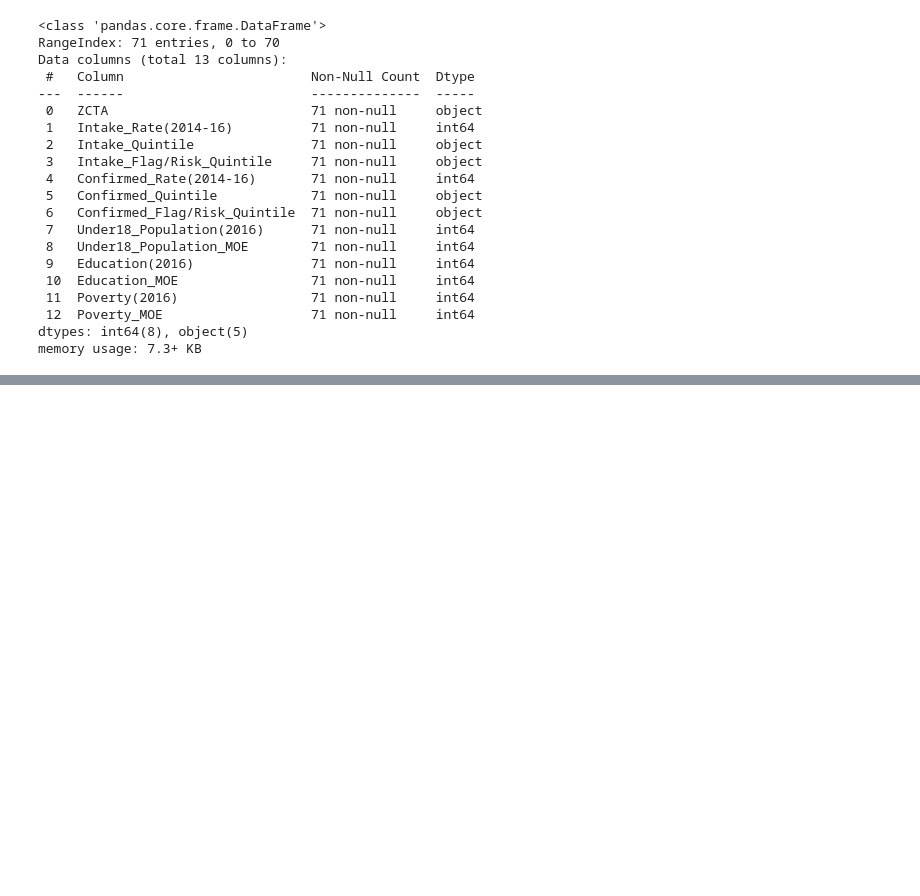
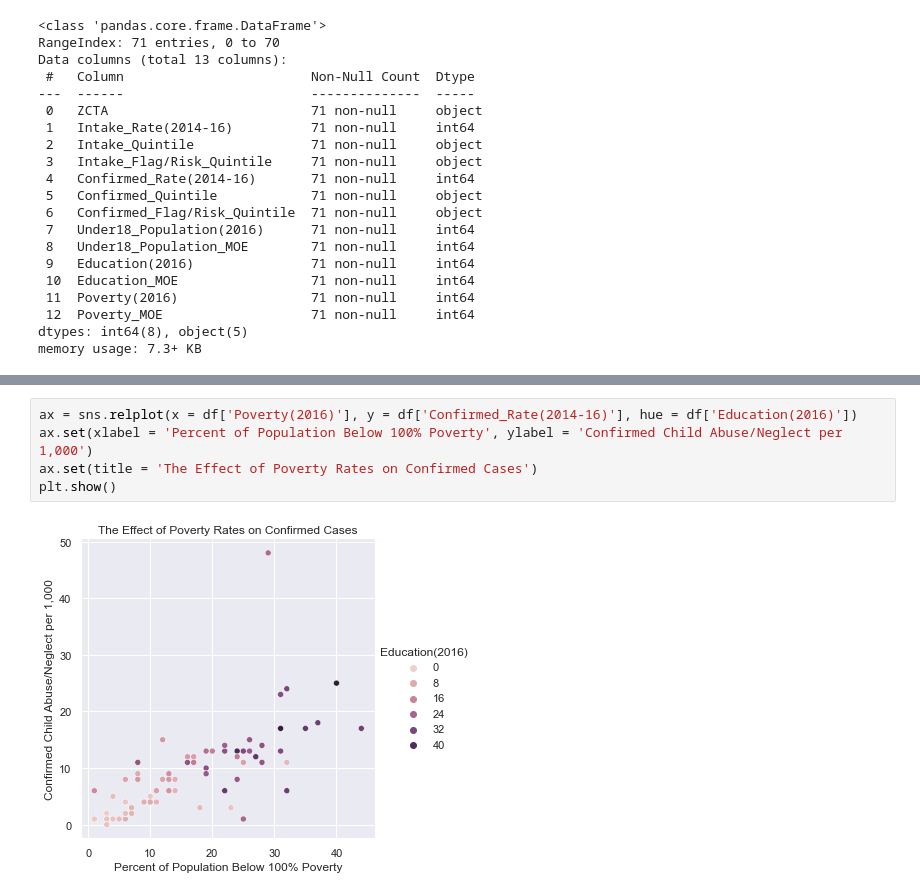
Before and after one commit to BraedenWright/UnitedWay, a Jupyter notebook: UnitedWay_Project.ipynb, the cells around one changed output, grey strips where cells are left out. Cells and saved outputs as stored; diff of their text form; blank space fills up the shorter version.

```diff
--- a/UnitedWay_Project.ipynb
+++ b/UnitedWay_Project.ipynb
@@ -168,0 +188,7 @@ ax.set(title = 'The Effects of Poverty Rates on Case Intakes')
+# %%
+ax = sns.relplot(x = df['Poverty(2016)'], y = df['Confirmed_Rate(2014-16)'], hue = df['Education(2016)'])
+ax.set(xlabel = 'Percent of Population Below 100% Poverty', ylabel = 'Confirmed Child Abuse/Neglect per 1,000')
+ax.set(title = 'The Effect of Poverty Rates on Confirmed Cases')
+plt.show()
+# %% [output]
+[figure, added]
```
Also changed, not shown: parts of 4 cells of this notebook.
